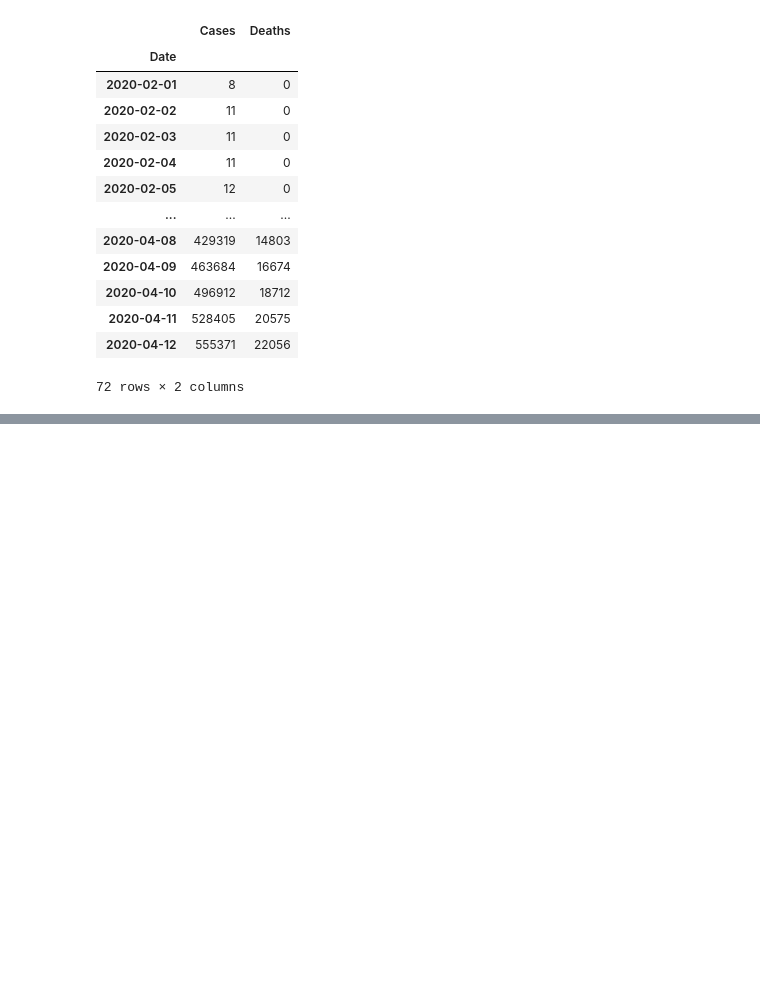
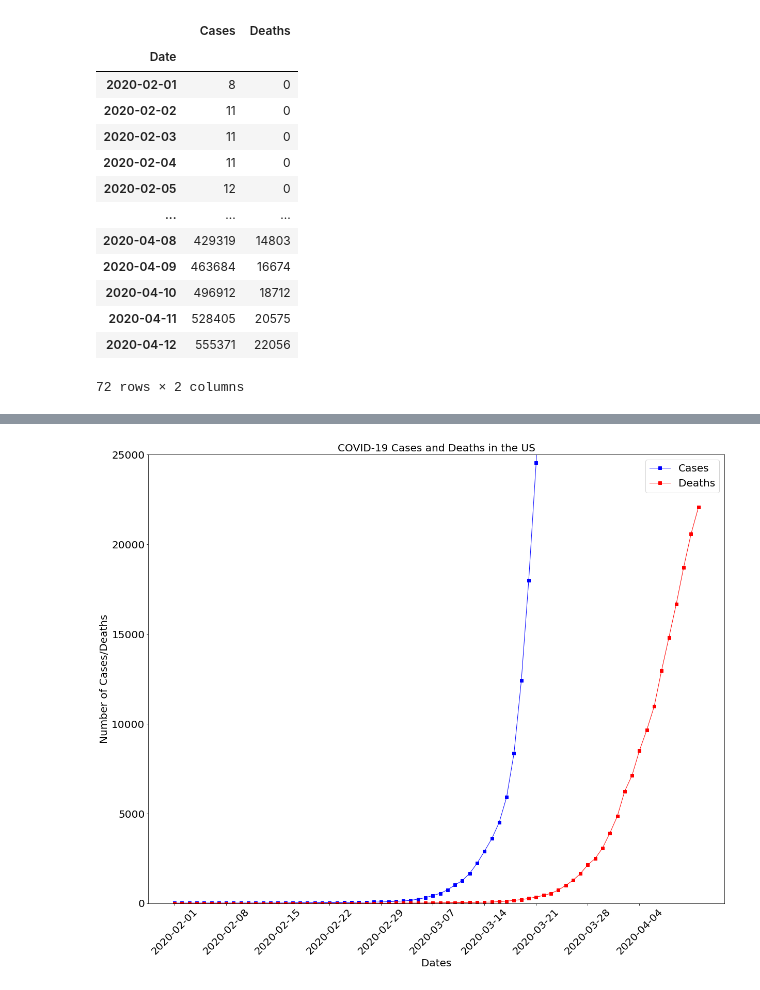
Before and after one commit to NachoKingP/Project1-2020, a Jupyter notebook: unemployment-development.ipynb, the cells around one changed output, grey strips where cells are left out. Saved outputs shown, nothing was run; the diff lists cells and outputs as text; code cells hidden in the pictures; blank space fills up the shorter version.

```diff
--- a/unemployment-development.ipynb
+++ b/unemployment-development.ipynb
@@ -109,0 +148,16 @@ deaths, = plt.plot(time, speed_launch, color="red", label="Deaths")
+# %%
+# Plot the COVID-19 cases, deaths by date, capped at 25,000 to better show deaths curve
+plt.figure(figsize=(20,16))
+cases, = plt.plot(cases_x, cases_y, marker="s", color="blue", linewidth=1, label="Cases")
+deaths, = plt.plot(deaths_x, deaths_y, marker="s", color="Red", linewidth=1, label="Deaths")
+plt.legend(handles=[cases, deaths], loc="best", fontsize=20)
+plt.title("COVID-19 Cases and Deaths in the US", size=20)
+plt.xticks(x_axis, rotation=45, size=20)
+plt.yticks(size=20)
+plt.xlabel("Dates", size=20)
+plt.ylabel("Number of Cases/Deaths", size=20)
+plt.ylim(0, 25000)
+plt.savefig("COVID_LineChart_capped.png")
+plt.show()
+# %% [output]
+[figure, added]
```
Also changed, not shown: parts of 7 cells of this notebook, 2 other files.
